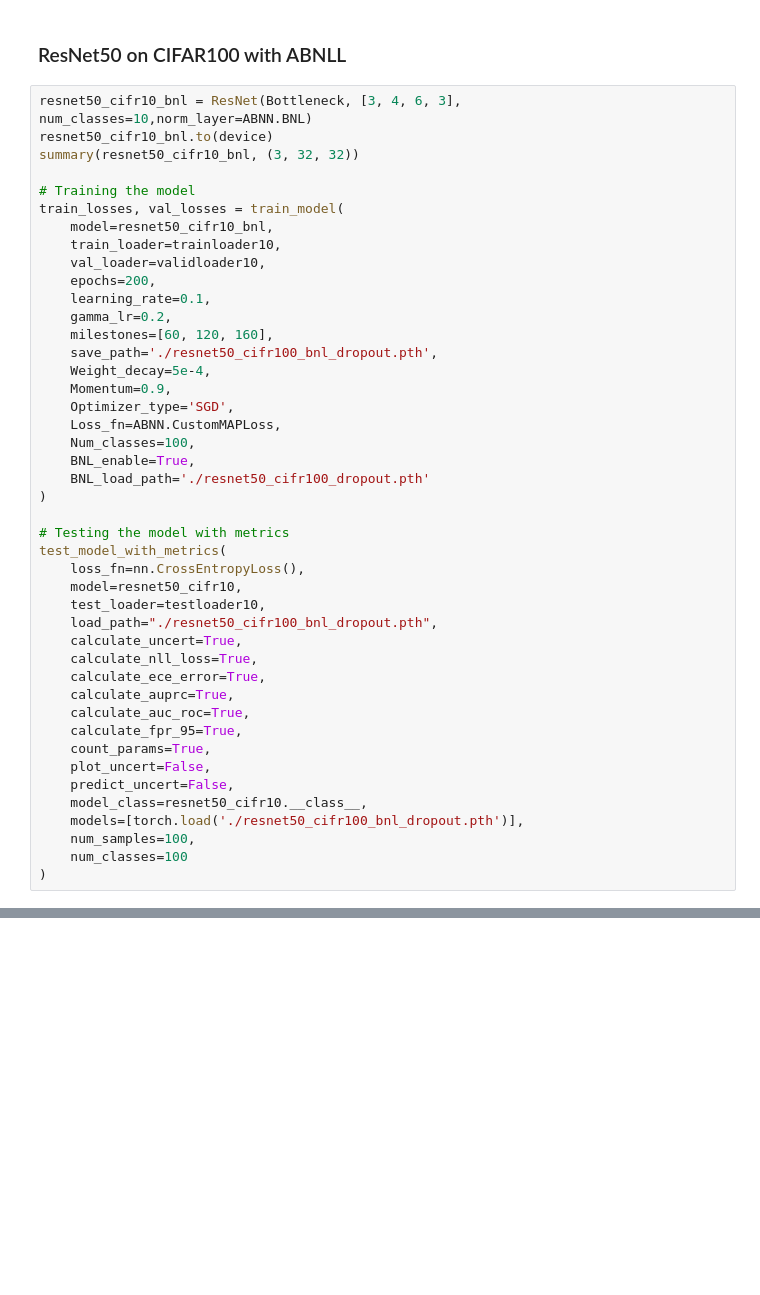
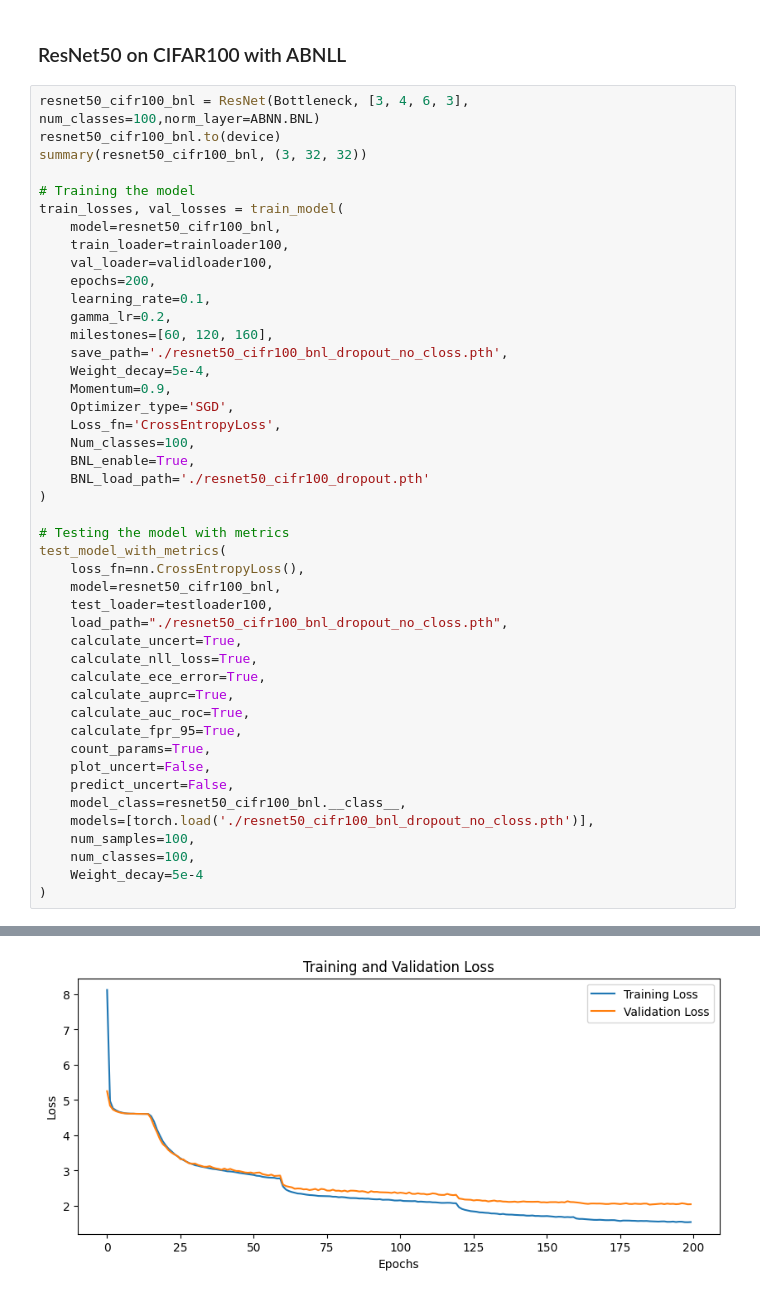
Before and after one commit to AbtinMogharabin/MakeMe-BNN, a Jupyter notebook: all_codes.ipynb, the cells around one changed output, grey strips where cells are left out. Saved outputs shown, nothing was run; the diff lists cells and outputs as text; blank space fills up the shorter version.

```diff
--- a/all_codes.ipynb
+++ b/all_codes.ipynb
@@ -1080,24 +1099,24 @@ Number of Parameters: 23573962
 # %% [markdown]
 ### ResNet50 on CIFAR100 with ABNLL
 # %%
-resnet50_cifr10_bnl = ResNet(Bottleneck, [3, 4, 6, 3], num_classes=10,norm_layer=ABNN.BNL)
-resnet50_cifr10_bnl.to(device)
-summary(resnet50_cifr10_bnl, (3, 32, 32))
+resnet50_cifr100_bnl = ResNet(Bottleneck, [3, 4, 6, 3], num_classes=100,norm_layer=ABNN.BNL)
+resnet50_cifr100_bnl.to(device)
+summary(resnet50_cifr100_bnl, (3, 32, 32))
 
 # Training the model
 train_losses, val_losses = train_model(
-    model=resnet50_cifr10_bnl,
-    train_loader=trainloader10,
-    val_loader=validloader10,
+    model=resnet50_cifr100_bnl,
+    train_loader=trainloader100,
+    val_loader=validloader100,
     epochs=200,
     learning_rate=0.1,
     gamma_lr=0.2,
     milestones=[60, 120, 160],
-    save_path='./resnet50_cifr100_bnl_dropout.pth',
+    save_path='./resnet50_cifr100_bnl_dropout_no_closs.pth',
     Weight_decay=5e-4,
     Momentum=0.9,
     Optimizer_type='SGD',
-    Loss_fn=ABNN.CustomMAPLoss,
+    Loss_fn='CrossEntropyLoss',
     Num_classes=100,
     BNL_enable=True,
     BNL_load_path='./resnet50_cifr100_dropout.pth'
@@ -1106,9 +1125,9 @@ train_losses, val_losses = train_model(
 # Testing the model with metrics
 test_model_with_metrics(
     loss_fn=nn.CrossEntropyLoss(),
-    model=resnet50_cifr10,
-    test_loader=testloader10,
-    load_path="./resnet50_cifr100_bnl_dropout.pth",
+    model=resnet50_cifr100_bnl,
+    test_loader=testloader100,
+    load_path="./resnet50_cifr100_bnl_dropout_no_closs.pth",
     calculate_uncert=True,
     calculate_nll_loss=True,
     calculate_ece_error=True,
@@ -1118,8 +1137,10 @@ test_model_with_metrics(
     count_params=True,
     plot_uncert=False,
     predict_uncert=False,
-    model_class=resnet50_cifr10.__class__,
-    models=[torch.load('./resnet50_cifr100_bnl_dropout.pth')],
+    model_class=resnet50_cifr100_bnl.__class__,
+    models=[torch.load('./resnet50_cifr100_bnl_dropout_no_closs.pth')],
     num_samples=100,
-    num_classes=100
+    num_classes=100,
+    Weight_decay=5e-4
 )
+# %% [output]
@@ -1125,0 +1164 @@ test_model_with_metrics(
+[figure, added]
```
Also changed, not shown: parts of 3 cells of this notebook, 3 other files.
